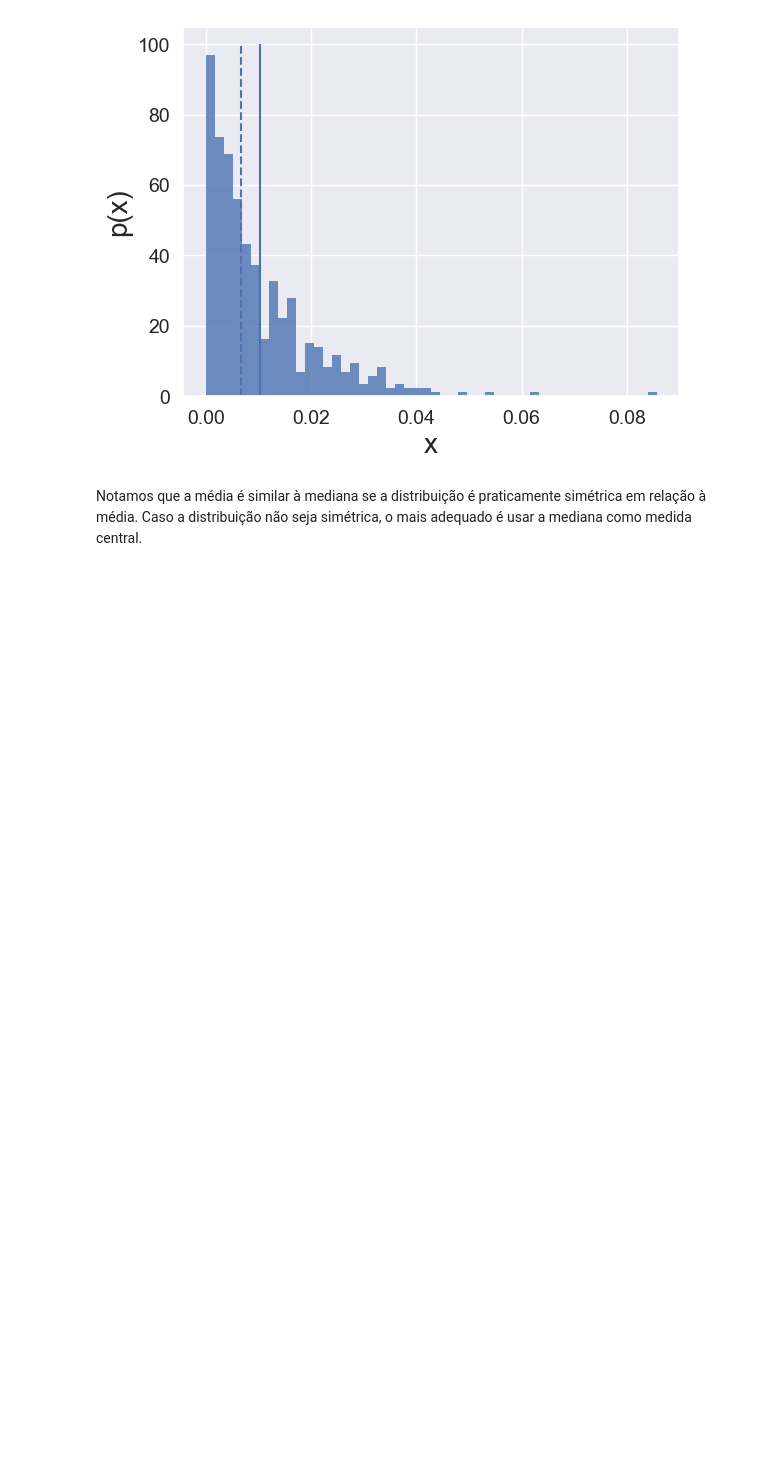
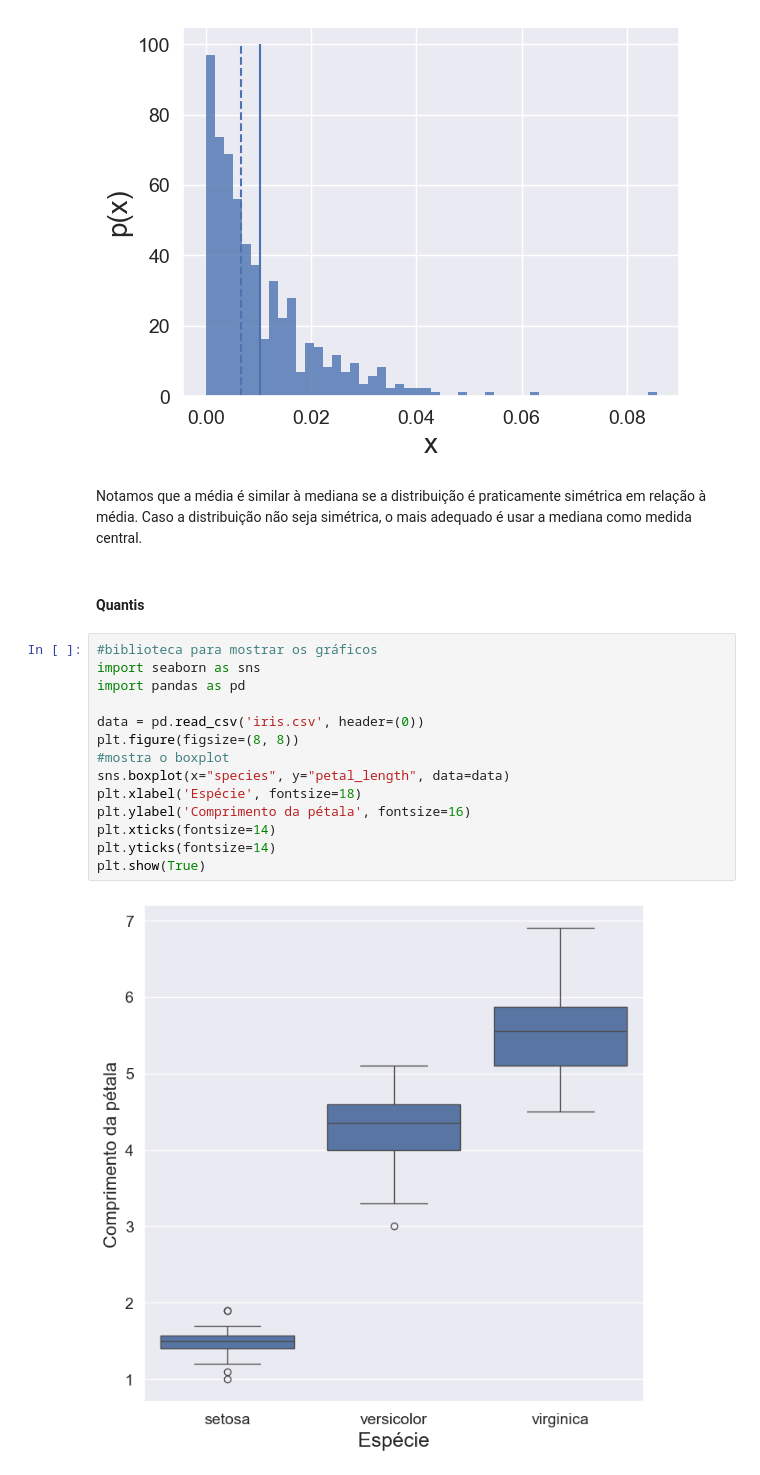
Before and after one commit to joaoholandaa/ciencia-de-dados, a Jupyter notebook: aula2-analise-exploratoria-dados.ipynb, the cells around one changed output. Drawn from its saved outputs; the diff is of its cells as text; blank space fills up the shorter version.

Commit message:
quantis

```diff
--- a/aula2-analise-exploratoria-dados.ipynb
+++ b/aula2-analise-exploratoria-dados.ipynb
@@ -335,3 +335,21 @@ plt.show(True)
 [figure]
 # %% [markdown]
 Notamos que a média é similar à mediana se a distribuição é praticamente simétrica em relação à média. Caso a distribuição não seja simétrica, o mais adequado é usar a mediana como medida central.
+# %% [markdown]
+#### Quantis
+# %%
+#biblioteca para mostrar os gráficos
+import seaborn as sns
+import pandas as pd
+
+data = pd.read_csv('iris.csv', header=(0))
+plt.figure(figsize=(8, 8))
+#mostra o boxplot
+sns.boxplot(x="species", y="petal_length", data=data)
+plt.xlabel('Espécie', fontsize=18)
+plt.ylabel('Comprimento da pétala', fontsize=16)
+plt.xticks(fontsize=14)
+plt.yticks(fontsize=14)
+plt.show(True)
+# %% [output]
+[figure, added]
```
